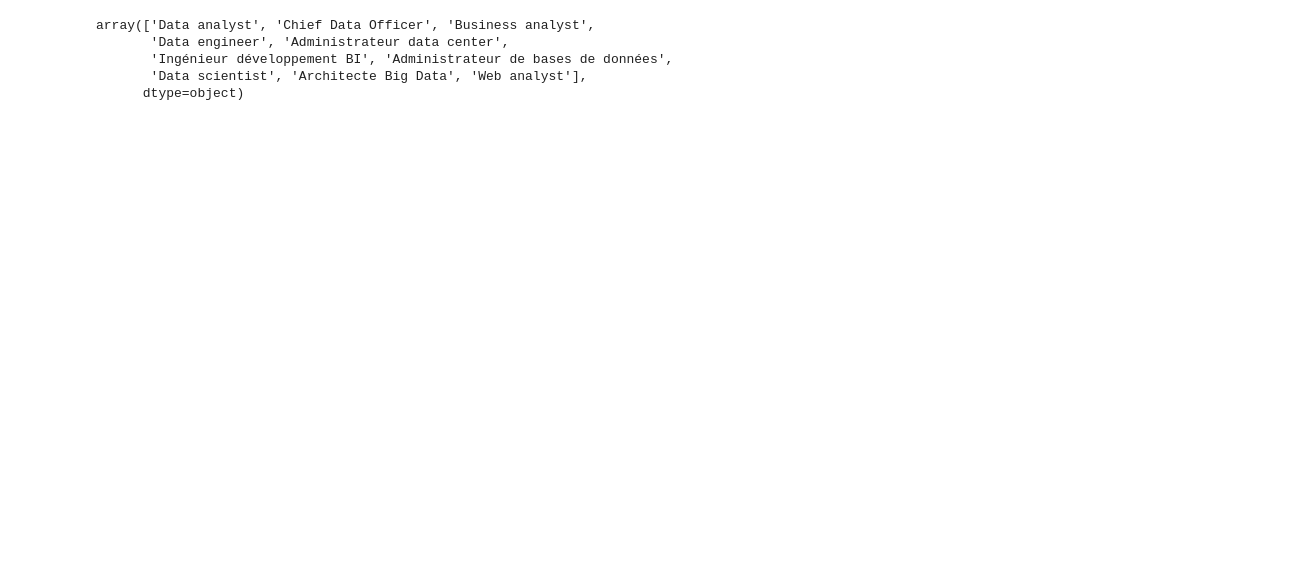
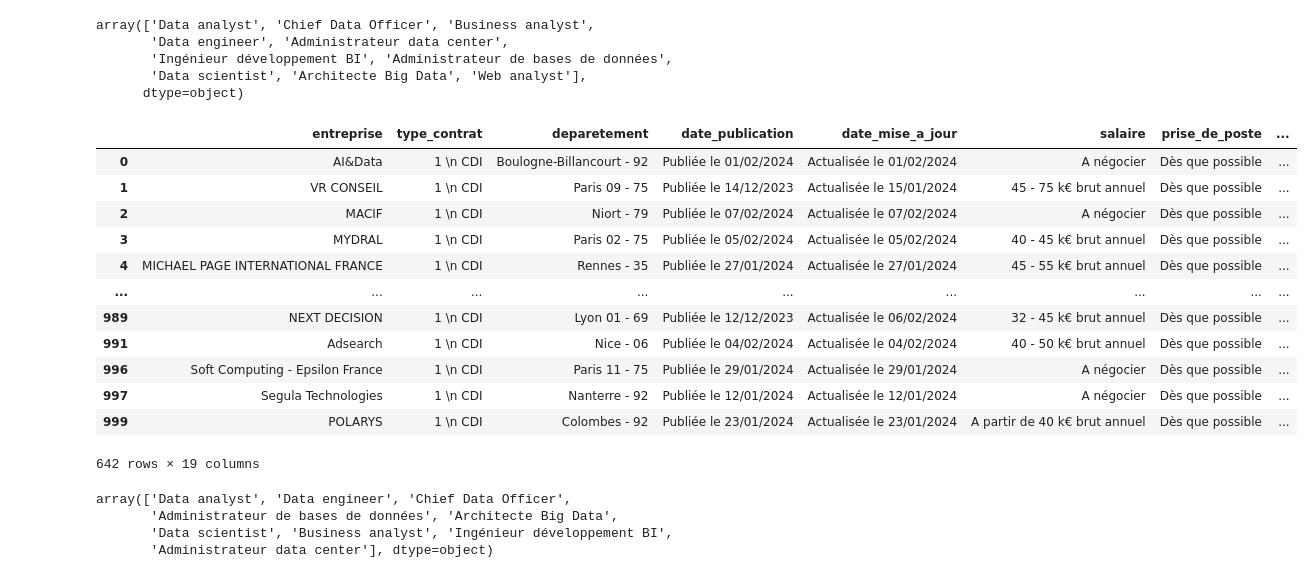
Before and after one commit to Racha1004/DALAS_projet, a Jupyter notebook: Data_Apec_data_Filter.ipynb, the cells around one changed output. Cells and saved outputs as stored; diff of their text form; code cells hidden in the pictures; blank space fills up the shorter version.

```diff
--- a/Data_Apec_data_Filter.ipynb
+++ b/Data_Apec_data_Filter.ipynb
@@ -49,3 +53,29 @@ array(['Data analyst', 'Chief Data Officer', 'Business analyst',
       dtype=object)
 # %%
 filtered_df.to_csv("Scrapped_Data/Data_Apec_data/Apec_data_filtred.csv" , index=False)
+# %%
+df2 = pd.read_csv("Scrapped_Data/ancienne_data/Apec_data_total.csv")
+filtered_df2 = df2[df2['metier'].str.contains('data|Data|bases de données|Business analyst|Web analyst|Ingénieur développement BI')]
+filtered_df2
+# %% [output]
+|  | entreprise | type_contrat | deparetement | date_publication | date_mise_a_jour | salaire | prise_de_poste | ... |
+| 0 | AI&Data | 1 \n CDI | Boulogne-Billancourt - 92 | Publiée le 01/02/2024 | Actualisée le 01/02/2024 | A négocier | Dès que possible | ... |
+| 1 | VR CONSEIL | 1 \n CDI | Paris 09 - 75 | Publiée le 14/12/2023 | Actualisée le 15/01/2024 | 45 - 75 k€ brut annuel | Dès que possible | ... |
+| 2 | MACIF | 1 \n CDI | Niort - 79 | Publiée le 07/02/2024 | Actualisée le 07/02/2024 | A négocier | Dès que possible | ... |
+| 3 | MYDRAL | 1 \n CDI | Paris 02 - 75 | Publiée le 05/02/2024 | Actualisée le 05/02/2024 | 40 - 45 k€ brut annuel | Dès que possible | ... |
+| 4 | MICHAEL PAGE INTERNATIONAL FRANCE | 1 \n CDI | Rennes - 35 | Publiée le 27/01/2024 | Actualisée le 27/01/2024 | 45 - 55 k€ brut annuel | Dès que possible | ... |
+| ... | ... | ... | ... | ... | ... | ... | ... | ... |
+| 989 | NEXT DECISION | 1 \n CDI | Lyon 01 - 69 | Publiée le 12/12/2023 | Actualisée le 06/02/2024 | 32 - 45 k€ brut annuel | Dès que possible | ... |
+| 991 | Adsearch | 1 \n CDI | Nice - 06 | Publiée le 04/02/2024 | Actualisée le 04/02/2024 | 40 - 50 k€ brut annuel | Dès que possible | ... |
+| 996 | Soft Computing - Epsilon France | 1 \n CDI | Paris 11 - 75 | Publiée le 29/01/2024 | Actualisée le 29/01/2024 | A négocier | Dès que possible | ... |
+| 997 | Segula Technologies | 1 \n CDI | Nanterre - 92 | Publiée le 12/01/2024 | Actualisée le 12/01/2024 | A négocier | Dès que possible | ... |
+| 999 | POLARYS | 1 \n CDI | Colombes - 92 | Publiée le 23/01/2024 | Actualisée le 23/01/2024 | A partir de 40 k€ brut annuel | Dès que possible | ... |
+642 rows × 19 columns
+# %%
+type_metier_filtred_unique = filtered_df2["metier"].unique()
+type_metier_filtred_unique
+# %% [output]
+array(['Data analyst', 'Data engineer', 'Chief Data Officer',
+       'Administrateur de bases de données', 'Architecte Big Data',
+       'Data scientist', 'Business analyst', 'Ingénieur développement BI',
+       'Administrateur data center'], dtype=object)
```
Also changed, not shown: parts of 10 cells of this notebook, 12 other files.
